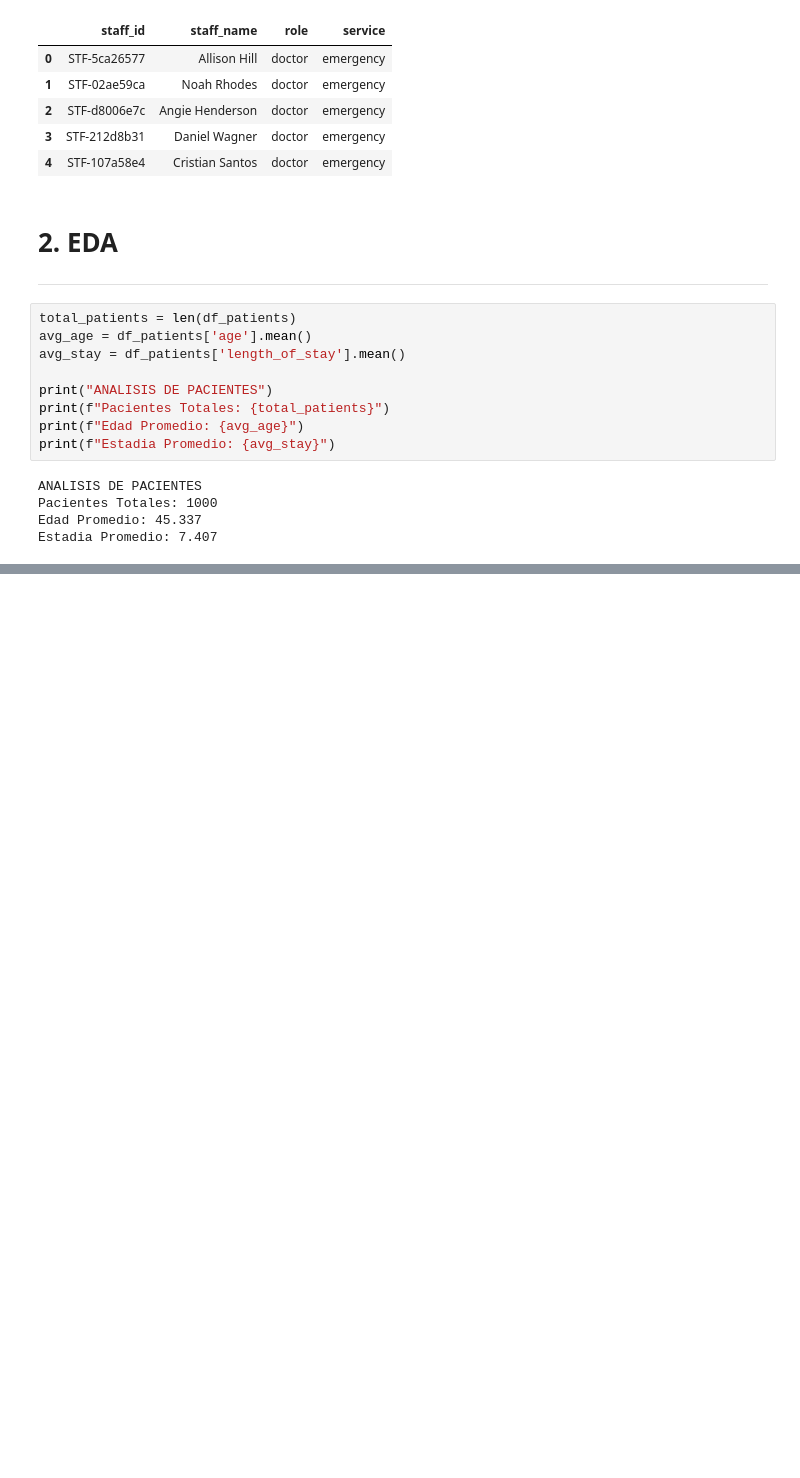
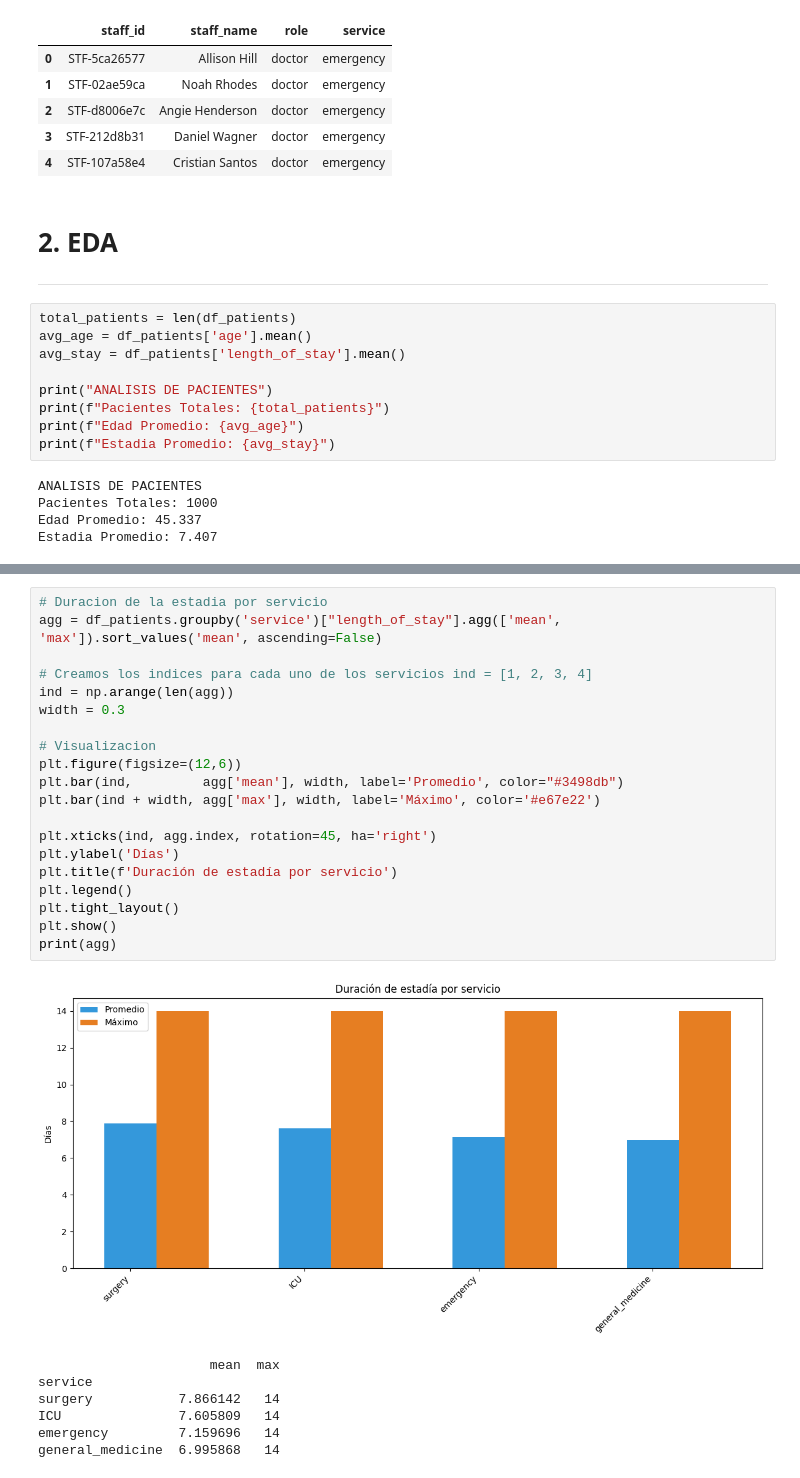
Before and after one commit to FaustoGabini/hospital-bed-prediction, a Jupyter notebook: predict_hospital_beds.ipynb, the cells around one changed output, grey strips where cells are left out. Drawn from its saved outputs; the diff is of its cells as text; blank space fills up the shorter version.

```diff
--- a/predict_hospital_beds.ipynb
+++ b/predict_hospital_beds.ipynb
@@ -82,0 +114,28 @@ Estadia Promedio: 7.407
+# %%
+# Duracion de la estadia por servicio
+agg = df_patients.groupby('service')["length_of_stay"].agg(['mean', 'max']).sort_values('mean', ascending=False)
+
+# Creamos los indices para cada uno de los servicios ind = [1, 2, 3, 4]
+ind = np.arange(len(agg))
+width = 0.3
+
+# Visualizacion
+plt.figure(figsize=(12,6))
+plt.bar(ind,         agg['mean'], width, label='Promedio', color="#3498db")
+plt.bar(ind + width, agg['max'], width, label='Máximo', color='#e67e22')
+
+plt.xticks(ind, agg.index, rotation=45, ha='right')
+plt.ylabel('Días')
+plt.title(f'Duración de estadía por servicio')
+plt.legend()
+plt.tight_layout()
+plt.show()
+print(agg)
+# %% [output]
+[figure, added]
+                      mean  max
+service
+surgery           7.866142   14
+ICU               7.605809   14
+emergency         7.159696   14
+general_medicine  6.995868   14
```
Also changed, not shown: parts of 2 cells of this notebook.
